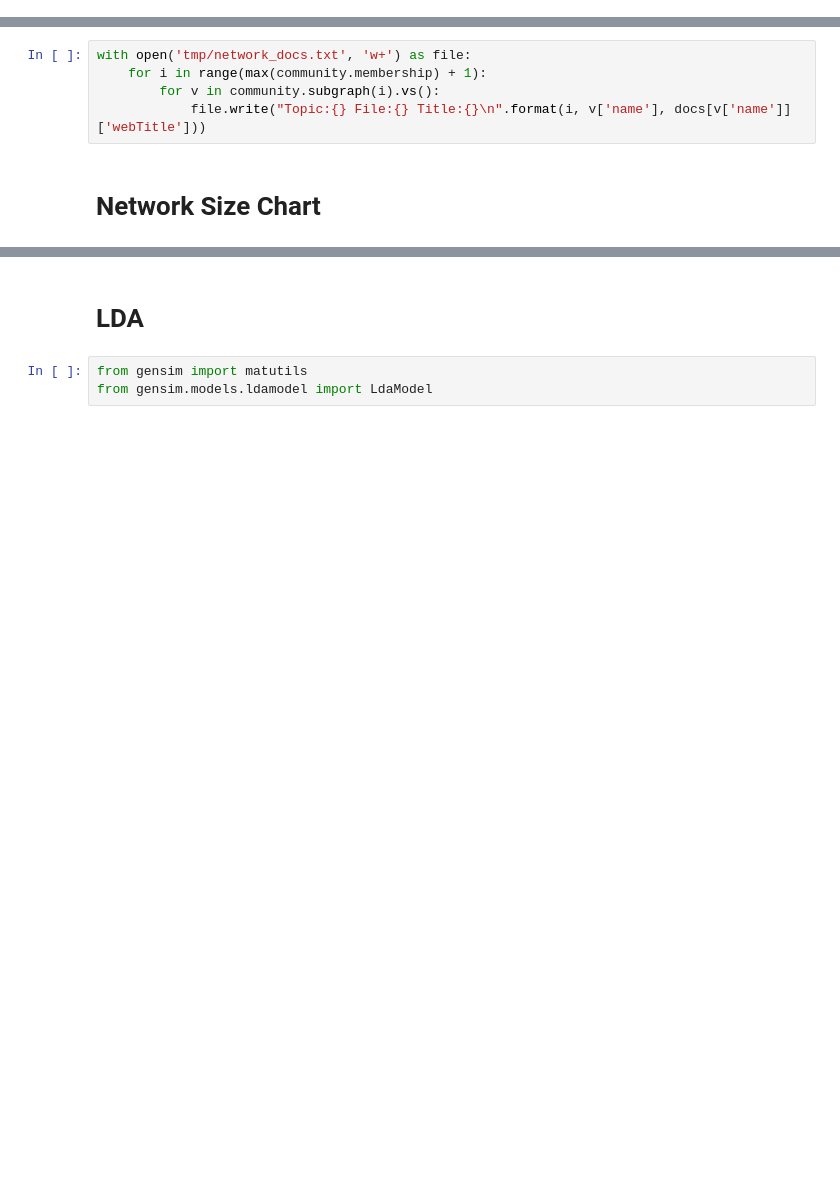
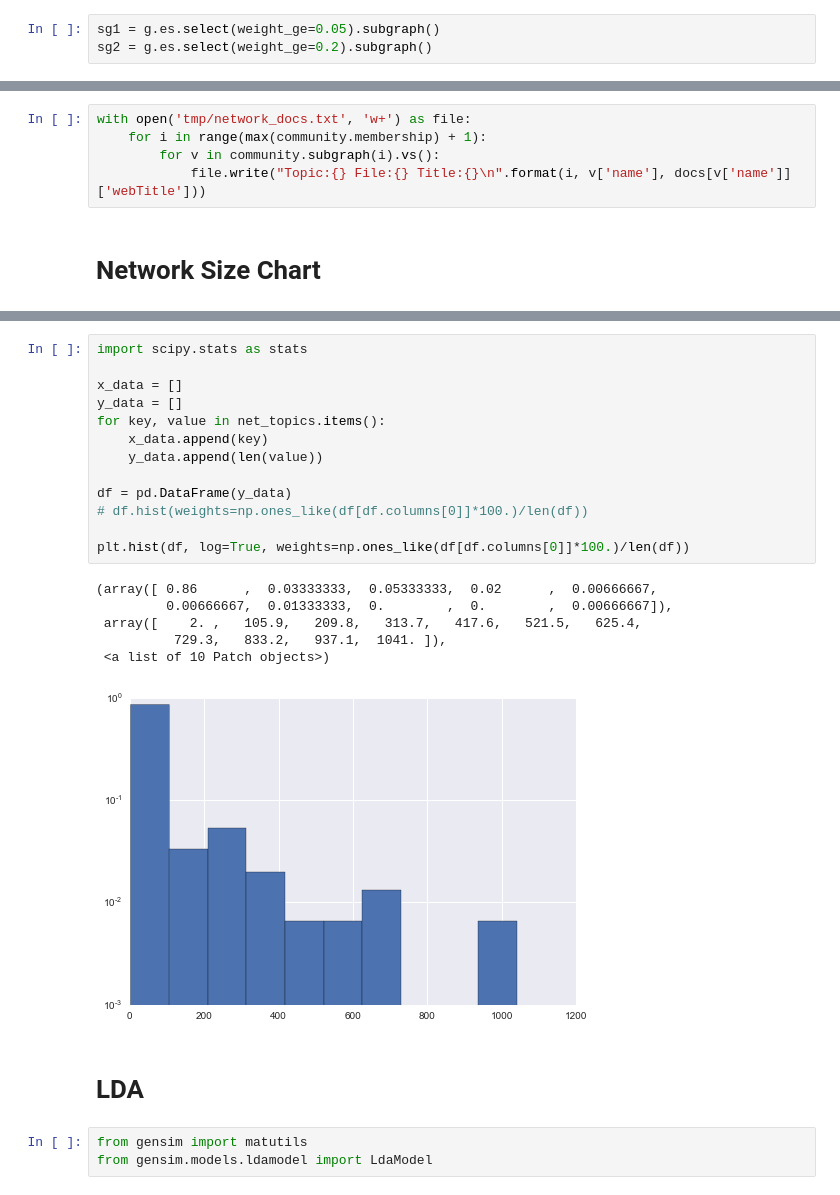
Before and after one commit to patorn/ucl_topic_structure_network_analysis, a Jupyter notebook: network.ipynb, the cells around one changed output, grey strips where cells are left out. Drawn from its saved outputs; the diff is of its cells as text; blank space fills up the shorter version.

```diff
--- a/network.ipynb
+++ b/network.ipynb
@@ -248,2 +206,5 @@ sg = g.es.select(weight_ge=0.2).subgraph()
+# %%
+sg1 = g.es.select(weight_ge=0.05).subgraph()
+sg2 = g.es.select(weight_ge=0.2).subgraph()
 # %%
 # community = sg.community_infomap(edge_weights='weight')
@@ -306,3 +322,23 @@ community_to_size_chart(community)
+# %%
+import scipy.stats as stats
+
+x_data = []
+y_data = []
+for key, value in net_topics.items():
+    x_data.append(key)
+    y_data.append(len(value))
+
+df = pd.DataFrame(y_data)
+# df.hist(weights=np.ones_like(df[df.columns[0]]*100.)/len(df))
+
+plt.hist(df, log=True, weights=np.ones_like(df[df.columns[0]]*100.)/len(df))
+# %% [output]
+(array([ 0.86      ,  0.03333333,  0.05333333,  0.02      ,  0.00666667,
+         0.00666667,  0.01333333,  0.        ,  0.        ,  0.00666667]),
+ array([    2. ,   105.9,   209.8,   313.7,   417.6,   521.5,   625.4,
+          729.3,   833.2,   937.1,  1041. ]),
+ <a list of 10 Patch objects>)
+[figure, added]
 # %% [markdown]
 # LDA
 # %%
```
Also changed, not shown: parts of 155 cells of this notebook.
